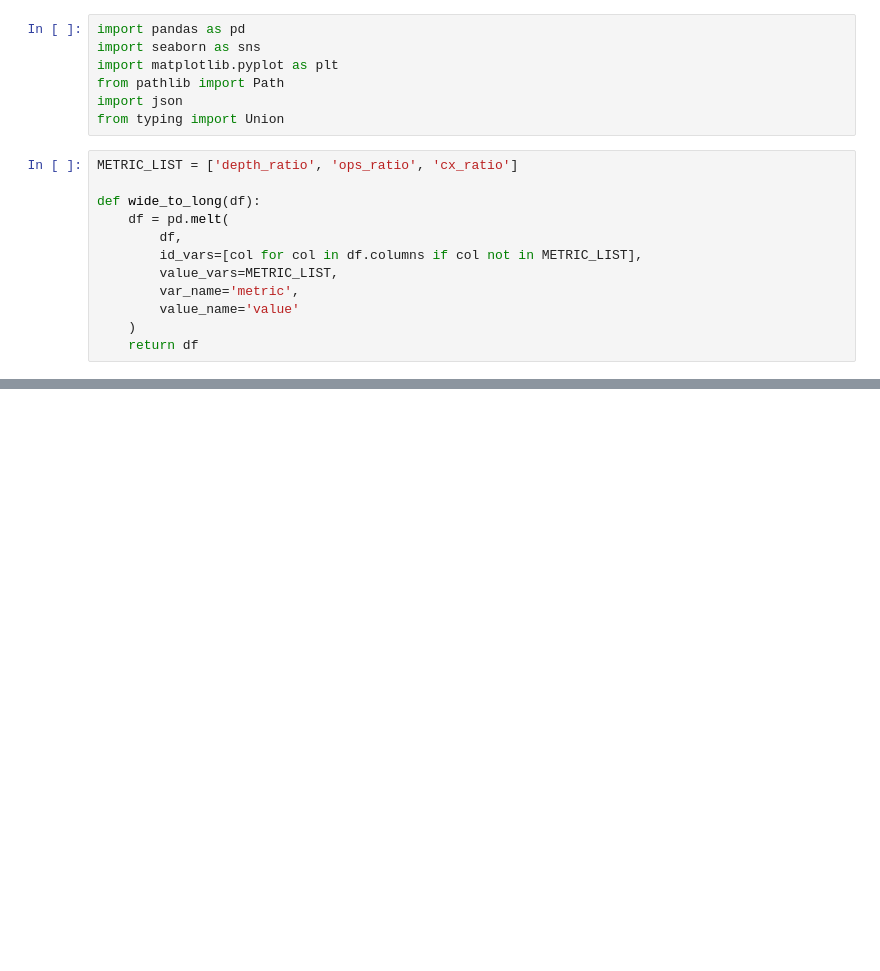
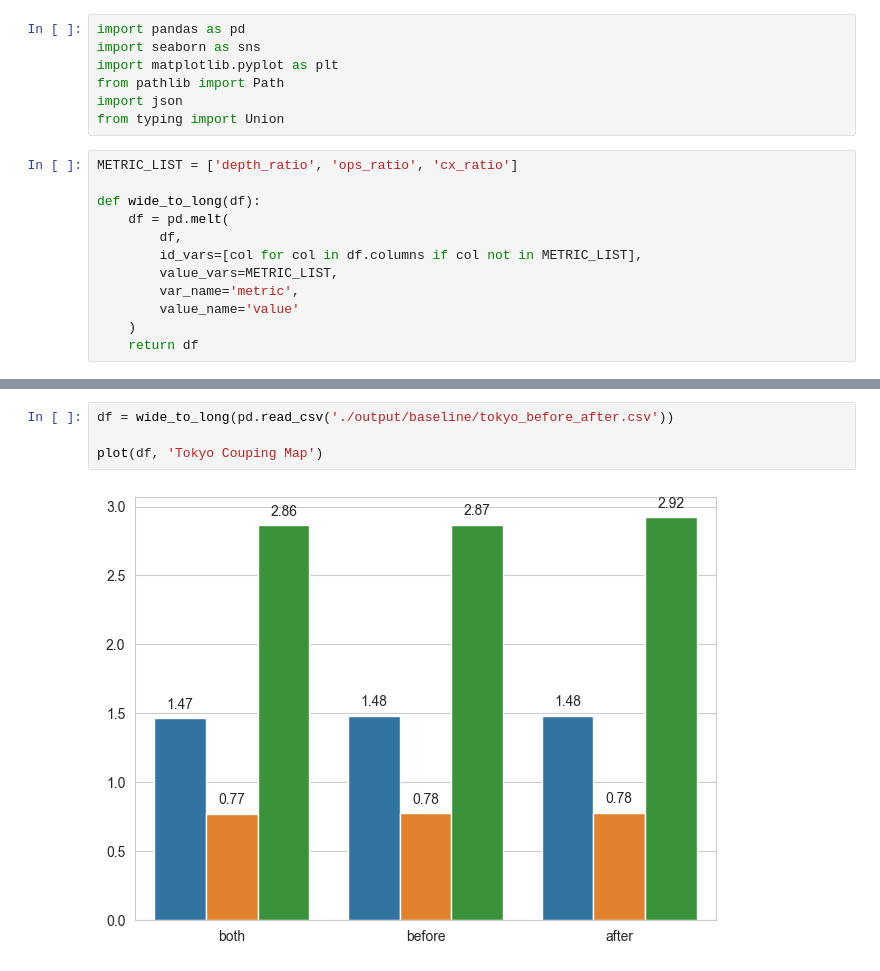
Before and after one commit to congfeng4/QuantumCompiler, a Jupyter notebook: before_after_motivate.ipynb, the cells around one changed output, grey strips where cells are left out. Drawn from its saved outputs; the diff is of its cells as text; blank space fills up the shorter version.

```diff
--- a/before_after_motivate.ipynb
+++ b/before_after_motivate.ipynb
@@ -28,0 +39,6 @@ for container in ax.containers:
+# %%
+df = wide_to_long(pd.read_csv('./output/baseline/tokyo_before_after.csv'))
+
+plot(df, 'Tokyo Couping Map')
+# %% [output]
+[figure, added]
```
Also changed, not shown: parts of 5 cells of this notebook, 4 other files.
